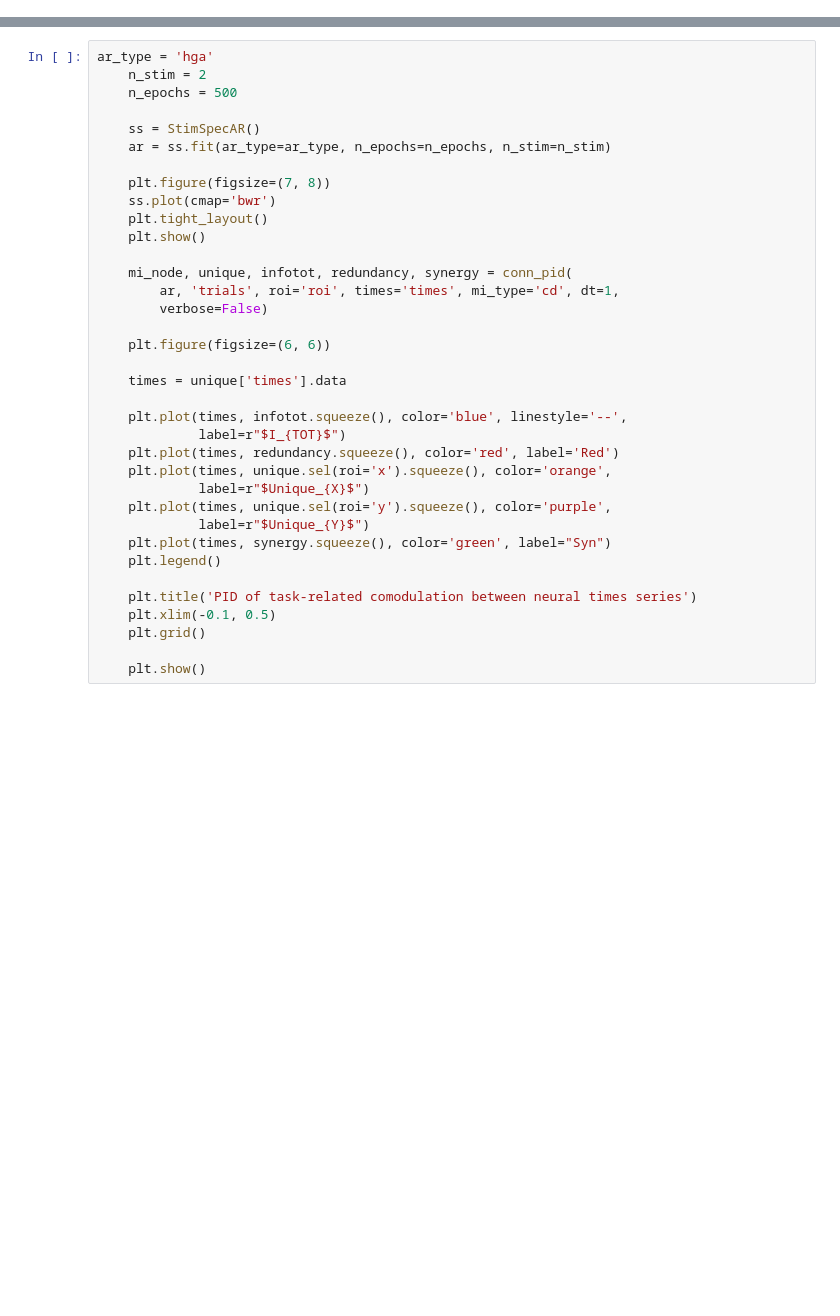
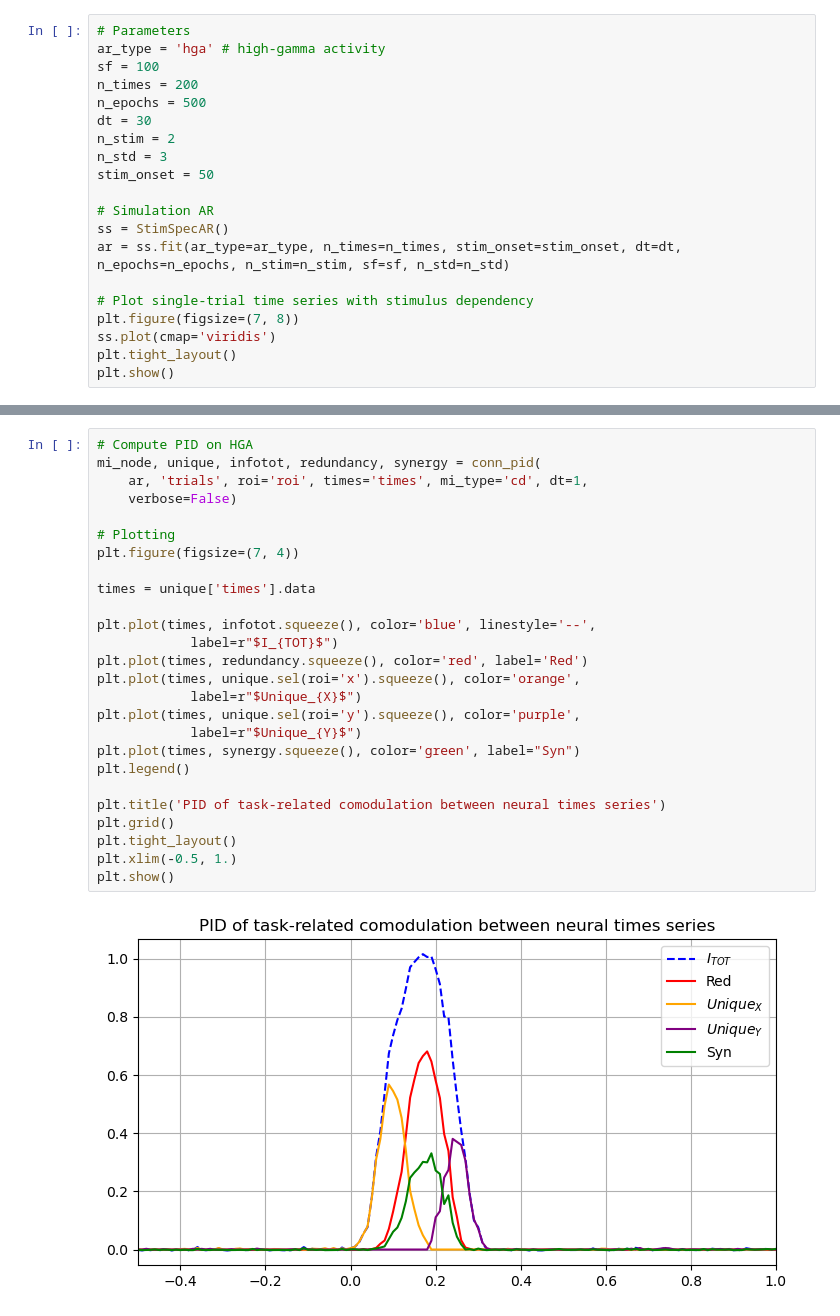
Before and after one commit to brainets/infodyn, a Jupyter notebook: InformationDynamics.ipynb, the cells around one changed output, grey strips where cells are left out. Drawn from its saved outputs; the diff is of its cells as text; blank space fills up the shorter version.

```diff
--- a/InformationDynamics.ipynb
+++ b/InformationDynamics.ipynb
@@ -3,0 +15,20 @@ import matplotlib.pyplot as plt
+# %%
+# Parameters
+ar_type = 'hga' # high-gamma activity
+sf = 100
+n_times = 200
+n_epochs = 500
+dt = 30
+n_stim = 2
+n_std = 3
+stim_onset = 50
+
+# Simulation AR
+ss = StimSpecAR()
+ar = ss.fit(ar_type=ar_type, n_times=n_times, stim_onset=stim_onset, dt=dt, n_epochs=n_epochs, n_stim=n_stim, sf=sf, n_std=n_std)
+
+# Plot single-trial time series with stimulus dependency
+plt.figure(figsize=(7, 8))
+ss.plot(cmap='viridis')
+plt.tight_layout()
+plt.show()
@@ -4,36 +40,28 @@ import matplotlib.pyplot as plt
 # %%
-ar_type = 'hga'
-    n_stim = 2
-    n_epochs = 500
+# Compute PID on HGA
+mi_node, unique, infotot, redundancy, synergy = conn_pid(
+    ar, 'trials', roi='roi', times='times', mi_type='cd', dt=1,
+    verbose=False)
 
-    ss = StimSpecAR()
-    ar = ss.fit(ar_type=ar_type, n_epochs=n_epochs, n_stim=n_stim)
+# Plotting
+plt.figure(figsize=(7, 4))
 
-    plt.figure(figsize=(7, 8))
-    ss.plot(cmap='bwr')
-    plt.tight_layout()
-    plt.show()
+times = unique['times'].data
 
-    mi_node, unique, infotot, redundancy, synergy = conn_pid(
-        ar, 'trials', roi='roi', times='times', mi_type='cd', dt=1,
-        verbose=False)
+plt.plot(times, infotot.squeeze(), color='blue', linestyle='--',
+            label=r"$I_{TOT}$")
+plt.plot(times, redundancy.squeeze(), color='red', label='Red')
+plt.plot(times, unique.sel(roi='x').squeeze(), color='orange',
+            label=r"$Unique_{X}$")
+plt.plot(times, unique.sel(roi='y').squeeze(), color='purple',
+            label=r"$Unique_{Y}$")
+plt.plot(times, synergy.squeeze(), color='green', label="Syn")
+plt.legend()
 
-    plt.figure(figsize=(6, 6))
-
-    times = unique['times'].data
-
-    plt.plot(times, infotot.squeeze(), color='blue', linestyle='--',
-             label=r"$I_{TOT}$")
-    plt.plot(times, redundancy.squeeze(), color='red', label='Red')
-    plt.plot(times, unique.sel(roi='x').squeeze(), color='orange',
-             label=r"$Unique_{X}$")
-    plt.plot(times, unique.sel(roi='y').squeeze(), color='purple',
-             label=r"$Unique_{Y}$")
-    plt.plot(times, synergy.squeeze(), color='green', label="Syn")
-    plt.legend()
-
-    plt.title('PID of task-related comodulation between neural times series')
-    plt.xlim(-0.1, 0.5)
-    plt.grid()
-
-    plt.show()
+plt.title('PID of task-related comodulation between neural times series')
+plt.grid()
+plt.tight_layout()
+plt.xlim(-0.5, 1.)
+plt.show()
+# %% [output]
+[figure, added]
```
Also changed, not shown: parts of 5 cells of this notebook.
